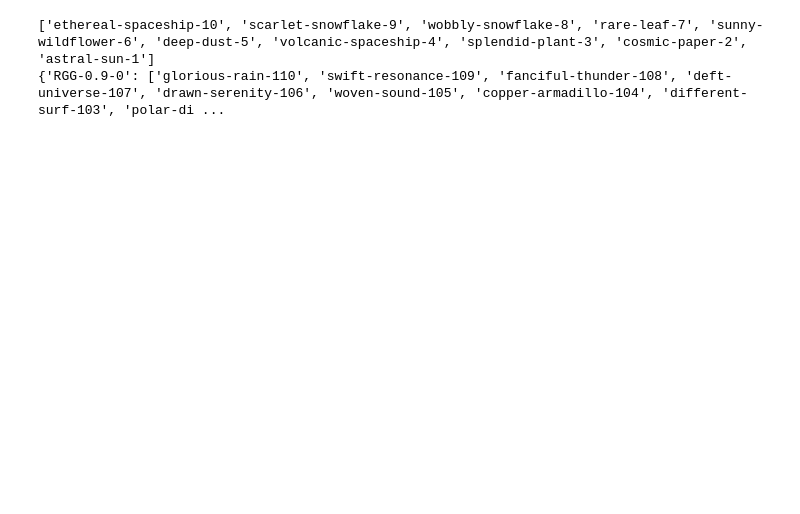
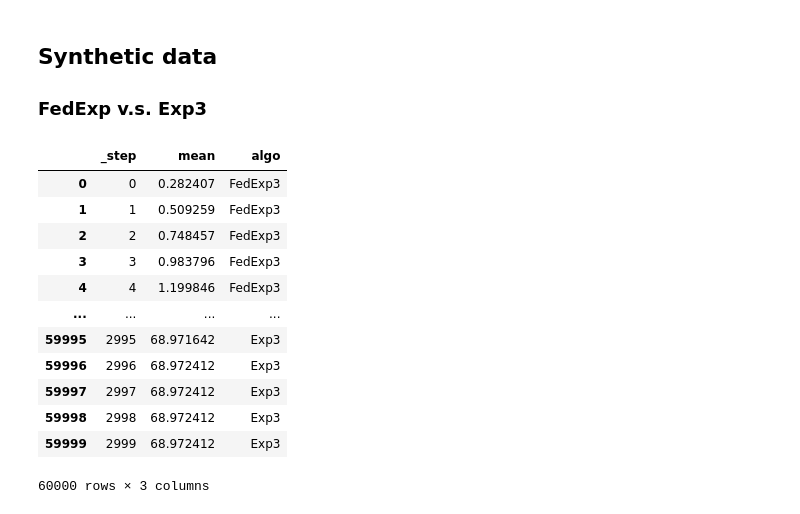
Before and after one commit to jialinyi94/doubly-stochastic-federataed-bandit, a Jupyter notebook: plots/synthetic.ipynb, the cells around one changed output. Drawn from its saved outputs; the diff is of its cells as text; code cells hidden in the pictures; blank space fills up the shorter version.

```diff
--- a/plots/synthetic.ipynb
+++ b/plots/synthetic.ipynb
@@ -1,26 +1,11 @@
 # %%
 import pandas as pd
+import seaborn as sns
 import wandb
 api = wandb.Api()
 
 # Project is specified by <entity/project-name>
 runs = api.runs("jialinyi/icml-2023")
-
-
-exp3_runs = []
-fedexp3_runs = {}
-for run in runs:
-    if run.config['env'] == 'HalfActBandit-0':
-        if run.config['network'] == 'NONE':
-            exp3_runs.append(run.name)
-        else:
-            if run.config['network'] not in fedexp3_runs:
-                fedexp3_runs[run.config['network']] = [run.name]
-            else:
-                fedexp3_runs[run.config['network']].append(run.name)
-
-print(exp3_runs)
-print(fedexp3_runs)
-# %% [output]
-['ethereal-spaceship-10', 'scarlet-snowflake-9', 'wobbly-snowflake-8', 'rare-leaf-7', 'sunny-wildflower-6', 'deep-dust-5', 'volcanic-spaceship-4', 'splendid-plant-3', 'cosmic-paper-2', 'astral-sun-1']
-{'RGG-0.9-0': ['glorious-rain-110', 'swift-resonance-109', 'fanciful-thunder-108', 'deft-universe-107', 'drawn-serenity-106', 'woven-sound-105', 'copper-armadillo-104', 'different-surf-103', 'polar-di ...
+# %% [markdown]
+## Synthetic data
+### FedExp v.s. Exp3
@@ -26,0 +26,16 @@ print(fedexp3_runs)
+# %%
+synthetic
+# %% [output]
+|  | _step | mean | algo |
+| 0 | 0 | 0.282407 | FedExp3 |
+| 1 | 1 | 0.509259 | FedExp3 |
+| 2 | 2 | 0.748457 | FedExp3 |
+| 3 | 3 | 0.983796 | FedExp3 |
+| 4 | 4 | 1.199846 | FedExp3 |
+| ... | ... | ... | ... |
+| 59995 | 2995 | 68.971642 | Exp3 |
+| 59996 | 2996 | 68.972412 | Exp3 |
+| 59997 | 2997 | 68.972412 | Exp3 |
+| 59998 | 2998 | 68.972412 | Exp3 |
+| 59999 | 2999 | 68.972412 | Exp3 |
+60000 rows × 3 columns
```
Also changed, not shown: parts of 2 cells of this notebook, 1 other file.
